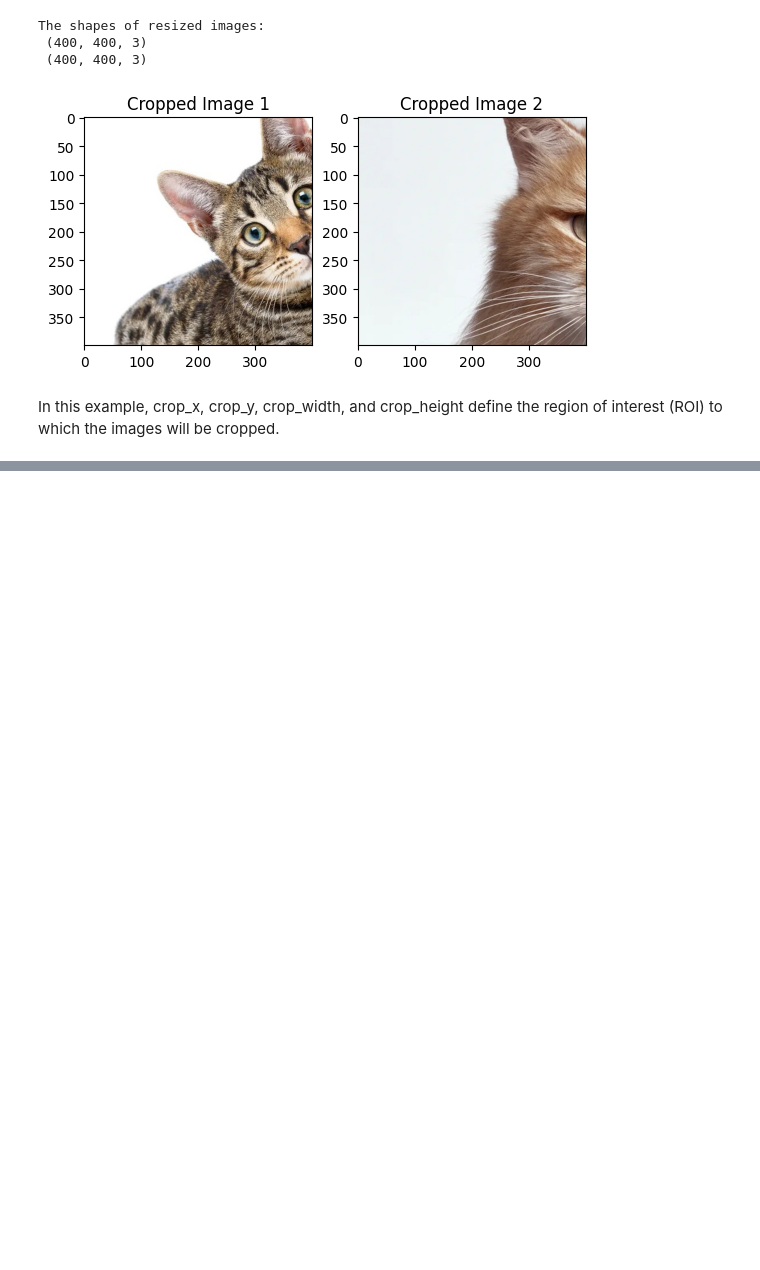
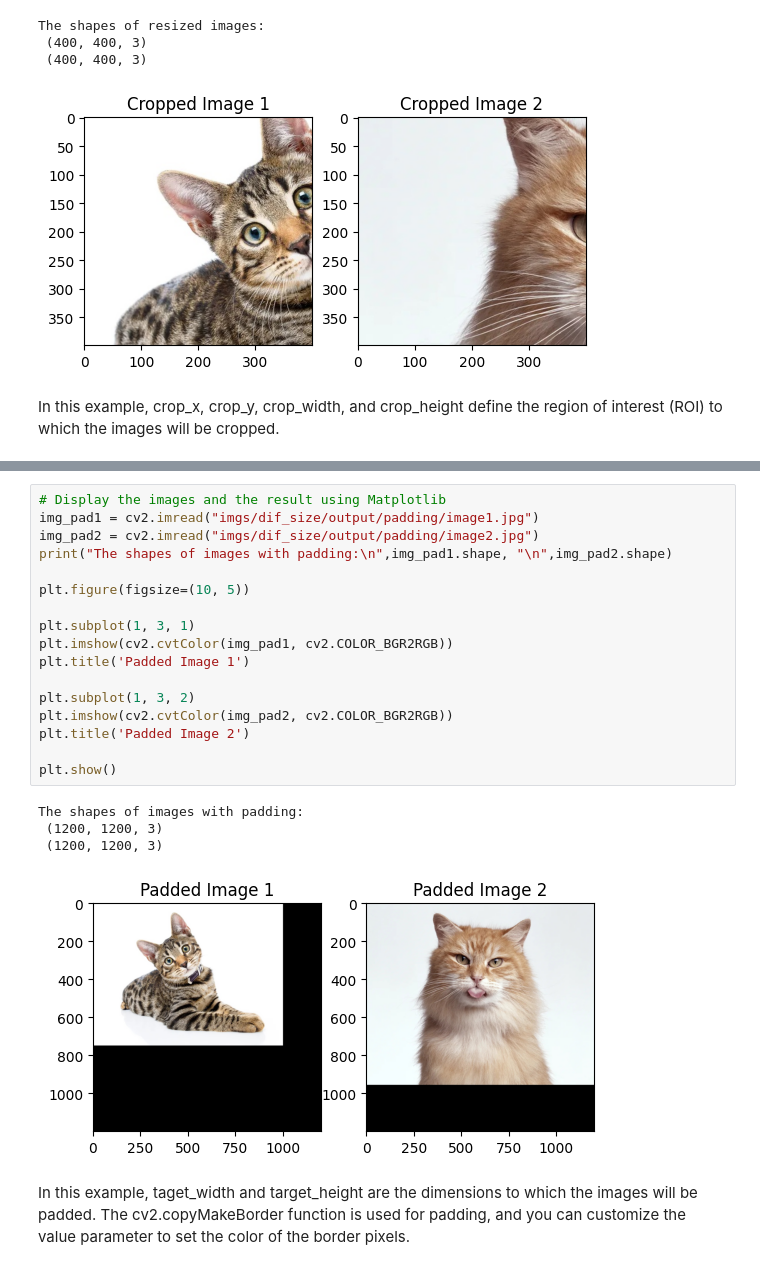
Before and after one commit to e-tsoni/adding_two_images, a Jupyter notebook: adding_two_images.ipynb, the cells around one changed output, grey strips where cells are left out. Cells and saved outputs as stored; diff of their text form; blank space fills up the shorter version.

Commit message:
padding finished

```diff
--- a/adding_two_images.ipynb
+++ b/adding_two_images.ipynb
@@ -186,0 +223,25 @@ In some cases, padding can be applied to images to make them compatible (in size
+# %%
+# Display the images and the result using Matplotlib
+img_pad1 = cv2.imread("imgs/dif_size/output/padding/image1.jpg")
+img_pad2 = cv2.imread("imgs/dif_size/output/padding/image2.jpg")
+print("The shapes of images with padding:\n",img_pad1.shape, "\n",img_pad2.shape)
+
+plt.figure(figsize=(10, 5))
+
+plt.subplot(1, 3, 1)
+plt.imshow(cv2.cvtColor(img_pad1, cv2.COLOR_BGR2RGB))
+plt.title('Padded Image 1')
+
+plt.subplot(1, 3, 2)
+plt.imshow(cv2.cvtColor(img_pad2, cv2.COLOR_BGR2RGB))
+plt.title('Padded Image 2')
+
+plt.show()
+# %% [output]
+The shapes of images with padding:
+ (1200, 1200, 3)
+ (1200, 1200, 3)
+[figure, added]
+# %% [markdown]
+In this example, taget_width and target_height are the dimensions to which the images will be padded.
+The cv2.copyMakeBorder function is used for padding, and you can customize the value parameter to set the color of the border pixels.
```
Also changed, not shown: parts of 3 cells of this notebook.
